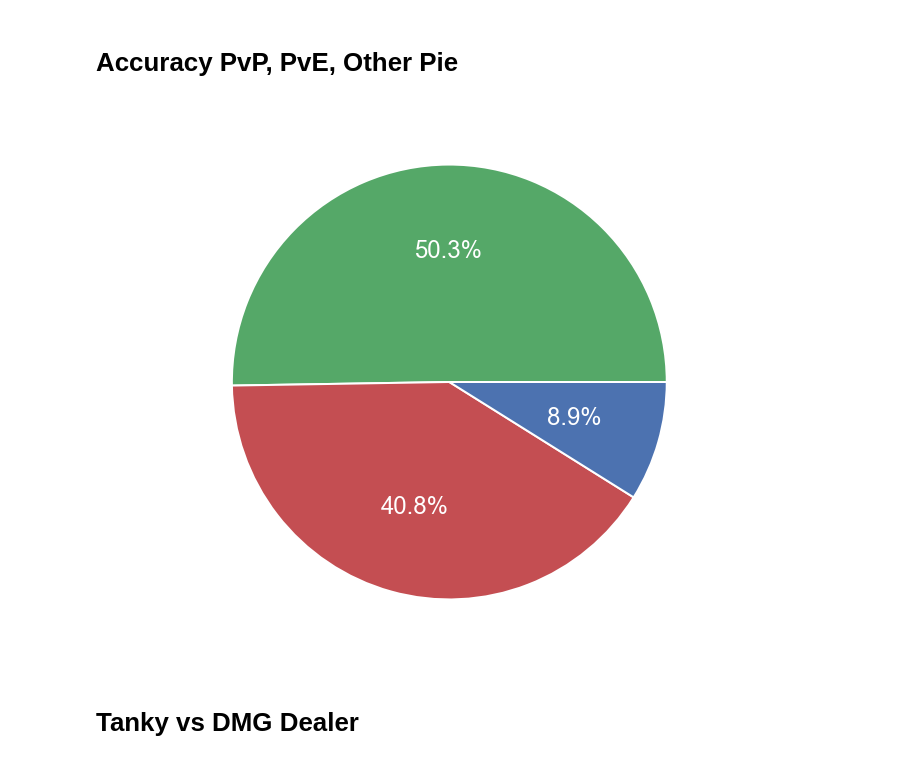
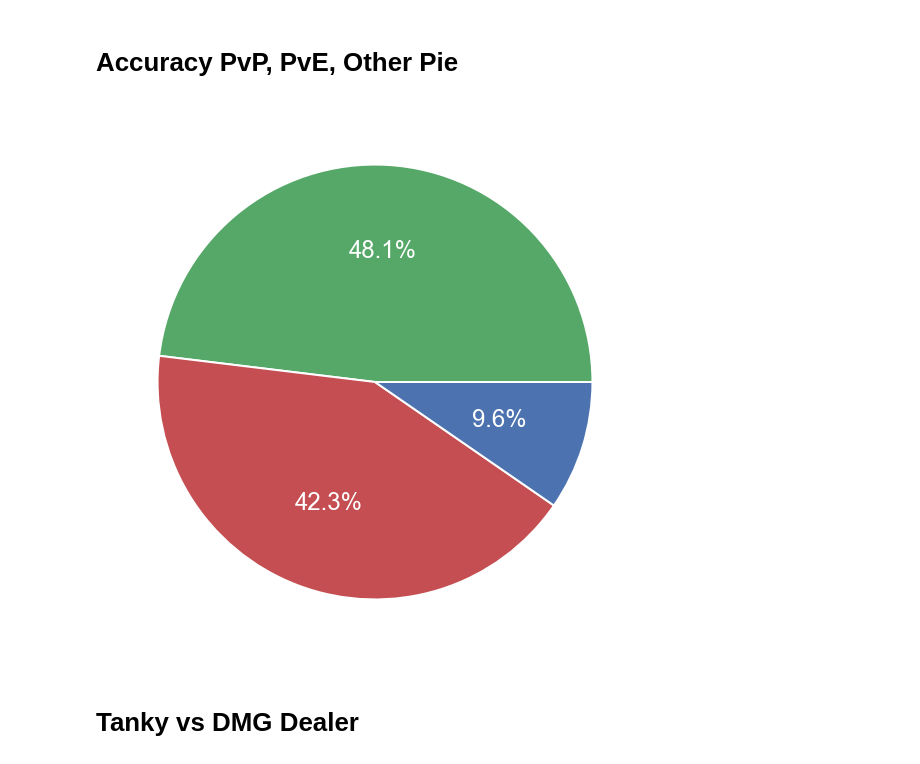
Before and after one commit to QuatZo/swstats, a Jupyter notebook: report files/galleon.ipynb, the cells around one changed output. Cells and saved outputs as stored; diff of their text form; code cells hidden in the pictures.

```diff
--- a/report files/galleon.ipynb
+++ b/report files/galleon.ipynb
@@ -14,7 +14,7 @@ sns.set_context("poster")
 matplotlib.rcParams['text.color'] = 'white'
 
 monster = "galleon"
-filename = monster + "_20200329.csv"
+filename = monster + "_20200331.csv"
 
 BASE_STATS = {
     'HP': 11535,
@@ -121,18 +121,18 @@ plt.show()
 # %%
 fig = plt.figure(figsize=(10, 10))
 acc_pvp = df_stars6[df_stars6["Accuracy"] >= 85]
 acc_pve = df_stars6[(df_stars6["Accuracy"] < 85) & (df_stars6["Accuracy"] >= 45)]
 acc_other = df_stars6[df_stars6["Accuracy"] < 45]
 acc_content = {
     'Over 85% [PvP]': acc_pvp.shape[0],
-    'Between 45& and 85% [PvE]': acc_pve.shape[0],
+    '45% to 85% [PvE]': acc_pve.shape[0],
     'Under 45% [Other]': acc_other.shape[0],
 }
 plt.pie(acc_content.values(), labels=acc_content.keys(), autopct='%1.1f%%', colors=['g', 'r', 'b'])
 plt.savefig(monster + "_pie_accuracy.png", transparent=True, bbox_inches = "tight")
 plt.show()
 # %% [output]
-[figure, old version]
+[figure, new version]
 # %% [markdown]
 # Tanky vs DMG Dealer
 # %%
```
Also changed, not shown: parts of 22 cells of this notebook, 18 other files.
